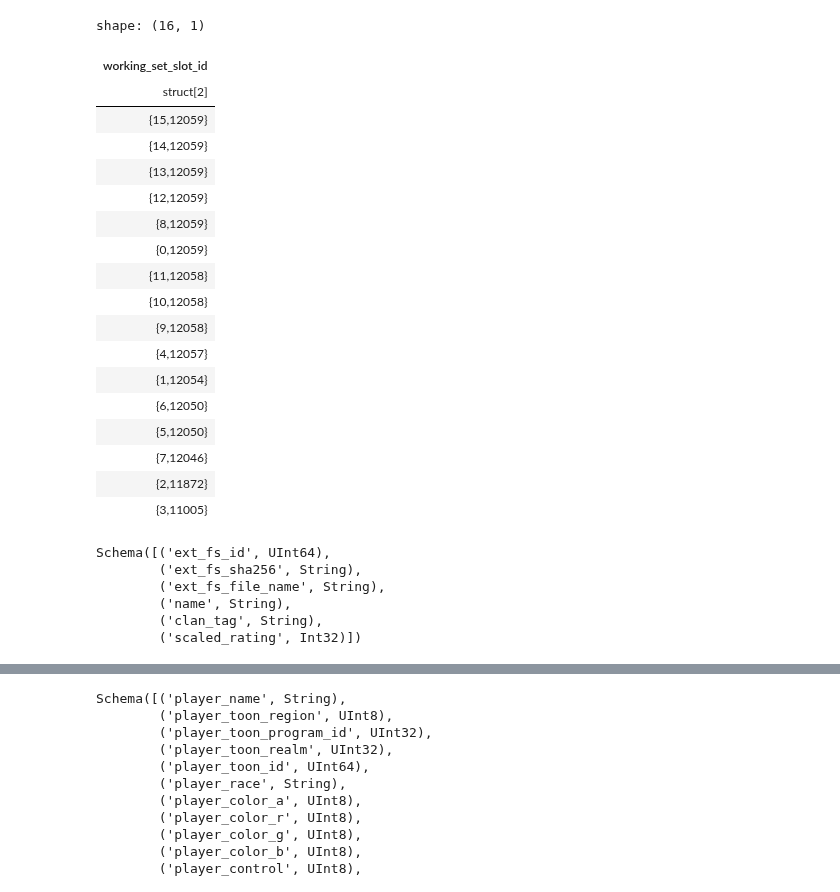
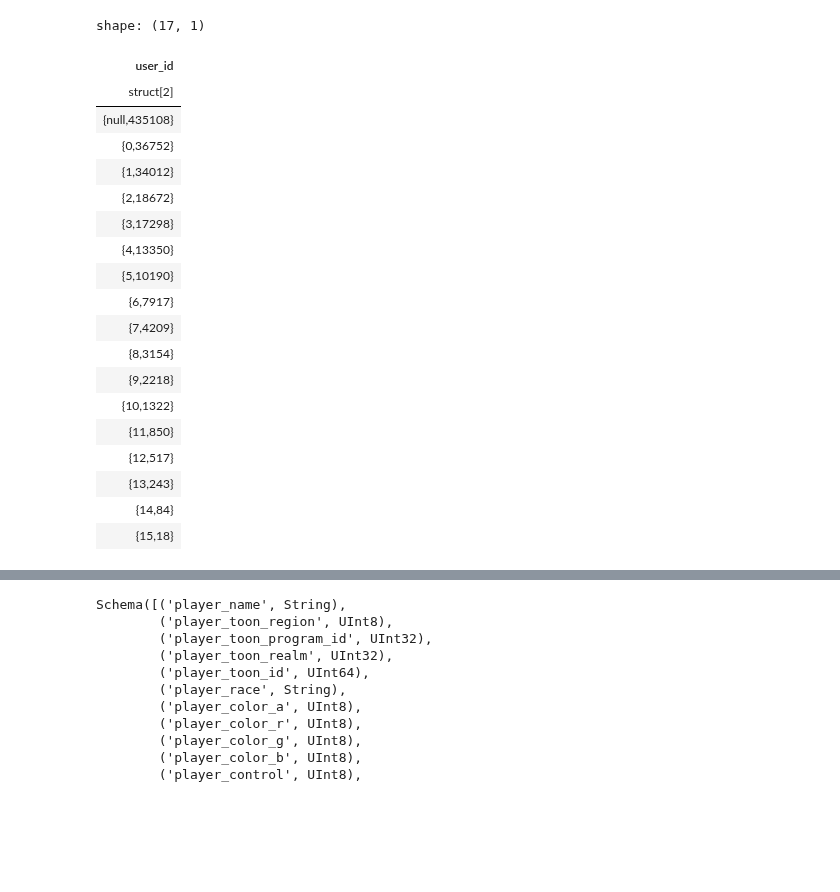
Before and after one commit to sebosp/s2-polars-data-analysis, a Jupyter notebook: jupyter_notebooks/Exploratory_Data_Analysis.ipynb, the cells around one changed output, grey strips where cells are left out. Cells and saved outputs as stored; diff of their text form; code cells hidden in the pictures; blank space fills up the shorter version.

Commit message:
Using s2protocol-rs-3.2.2 generated data

```diff
--- a/jupyter_notebooks/Exploratory_Data_Analysis.ipynb
+++ b/jupyter_notebooks/Exploratory_Data_Analysis.ipynb
@@ -75,38 +123,31 @@ Schema([('ext_fs_id', UInt64),
 # %%
-lobby_slot_init_data_df.select(pl.col("working_set_slot_id").value_counts(sort=True)).collect()
+lobby_slot_init_data_df.select(pl.col("user_id").value_counts(sort=True)).collect()
 # - observe 0, 1, 2 --- 0 = player
-# - control 0,1,2,3 --- unsure
-# - user_id null, 0, 1, 2, 3 --- unsure
+# - control 0,1,2,3 --- unsure, most are 1.
+# - user_id null, 0, 1..15 --- unsure, most are null (155Ks), then 0, 12Ks = matches number of files.
 # - team_id 0, 1 --- seems for players
 # - working_set_slot_id 0..15 --- unsure (are these maybe the slots of 16 players that can be in a lobby?
+#   For example active players can be 12, but doesn't match the event player ids
 # - map_size_x: 0? 1..16 possible values of size_x
-# - map_size_y: 0? 1.. many more than 16 possible values? doesn't match size_x hmm
+# - map_size_y: 0? 1.. many more than 16 possible values? doesn't match size_x hmm18780
 # %% [output]
-shape: (16, 1)
+shape: (17, 1)
-| working_set_slot_id |
+| user_id |
 | struct[2] |
-| {15,12059} |
-| {14,12059} |
-| {13,12059} |
-| {12,12059} |
-| {8,12059} |
-| {0,12059} |
-| {11,12058} |
-| {10,12058} |
-| {9,12058} |
-| {4,12057} |
-| {1,12054} |
-| {6,12050} |
-| {5,12050} |
-| {7,12046} |
-| {2,11872} |
-| {3,11005} |
+| {null,435108} |
+| {0,36752} |
+| {1,34012} |
+| {2,18672} |
+| {3,17298} |
+| {4,13350} |
+| {5,10190} |
+| {6,7917} |
+| {7,4209} |
+| {8,3154} |
+| {9,2218} |
+| {10,1322} |
+| {11,850} |
+| {12,517} |
+| {13,243} |
+| {14,84} |
+| {15,18} |
-# %%
-user_init_data_df.collect_schema()
-# %% [output]
-Schema([('ext_fs_id', UInt64),
-        ('ext_fs_sha256', String),
-        ('ext_fs_file_name', String),
-        ('name', String),
-        ('clan_tag', String),
-        ('scaled_rating', Int32)])
```
Also changed, not shown: parts of 44 cells of this notebook, 2 other files.
